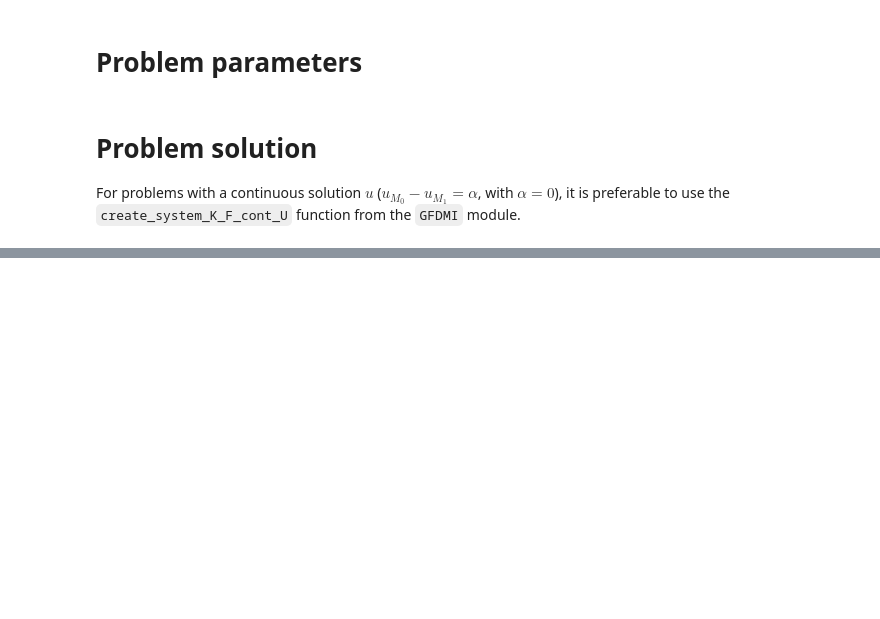
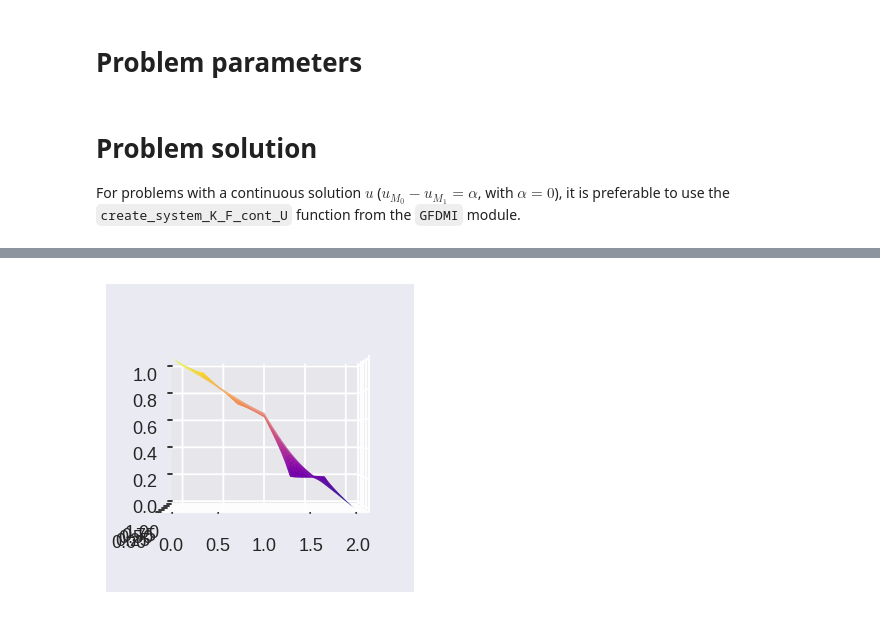
Before and after one commit to RicardoRG73/GFDM-Interfaces, a Jupyter notebook: Examples/ex06.ipynb, the cells around one changed output, grey strips where cells are left out. Cells and saved outputs as stored; diff of their text form; code cells hidden in the pictures; blank space fills up the shorter version.

```diff
--- a/Examples/ex06.ipynb
+++ b/Examples/ex06.ipynb
@@ -258,0 +351,7 @@ SyntaxError: positional argument follows keyword argument (523608809.py, line 10
+# %%
+fig = plt.figure(figsize=(4,4))
+ax = plt.axes(projection="3d")
+ax.plot_trisurf(coords[:,0], coords[:,1], U, cmap="plasma")
+ax.view_init(0,-90)
+# %% [output]
+[figure, added]
```
Also changed, not shown: parts of 8 cells of this notebook.
